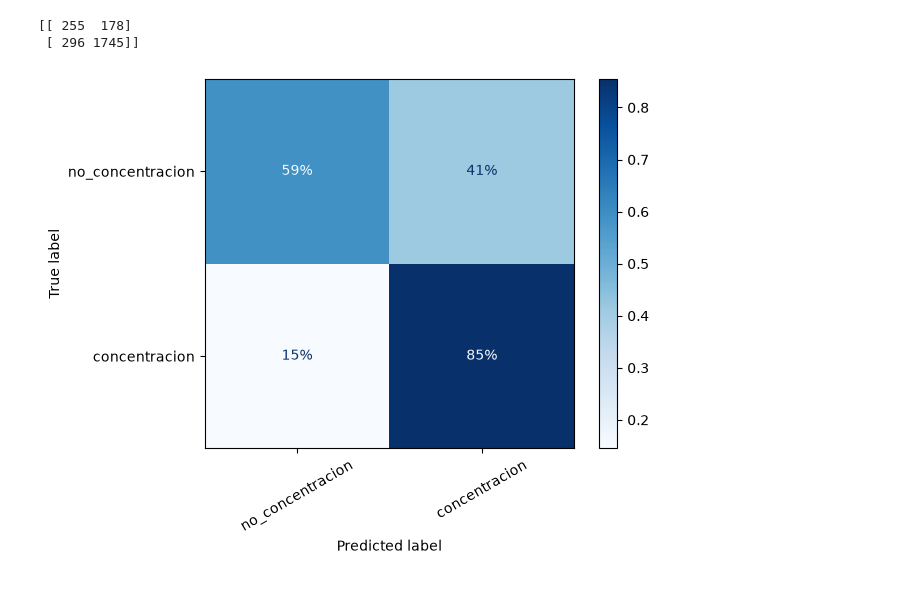
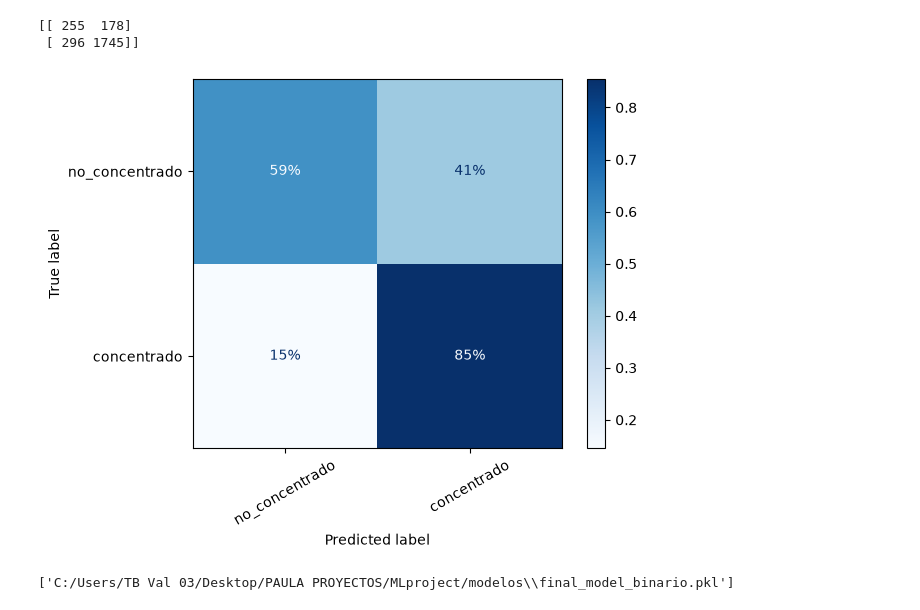
Before and after one commit to PaulitaLull/MLproject, a Jupyter notebook: notebooks/main_binario.ipynb, the cells around one changed output. Cells and saved outputs as stored; diff of their text form; code cells hidden in the pictures.

```diff
--- a/proyecto_sort/main_binario.ipynb
+++ b/notebooks/main_binario.ipynb
@@ -9,7 +9,7 @@ import pandas as pd
 import os
 
 # Ruta de datos
-b = r"C:\Users\TB Val 03\Desktop\PAULA PROYECTOS\MLproject\proyecto_sort\data"
+b = r"C:\Users\TB Val 03\Desktop\PAULA PROYECTOS\MLproject\data\raw"
 
 # Nombre exacto del archivo principal
 nombre_archivo = "affect_features_and_labels_folded_all_timesteps.csv"
@@ -399,10 +400,10 @@ from sklearn.preprocessing import LabelEncoder
 modelos = {
     "Logistic Regression": (prep_rl, LogisticRegression(max_iter=10000, random_state=42)),
     "Random Forest": (prep_arbol, RandomForestClassifier(random_state=42)),
-    "LightGBM": (prep_arbol, LGBMClassifier(random_state=42, verbose=-100))
+    "LightGBM": (prep_arbol, LGBMClassifier(random_state=42, verbose=-1))
 }
 
-# Ajusta los nombres exactos (y tildes/mayúsculas) según aparezcan en tu columna
+# Nuevo mapeo de la columna target para convertirla en binaria (concentrado 1/ no concentrado 0)
 mapa_target = {
     "concentración": 1,
     "concentration": 1,
@@ -448,8 +449,8 @@ param_grid = [
         "prep":   [prep_arbol],
         "modelo": [RandomForestClassifier(random_state=42, n_jobs=1)],
         "modelo__n_estimators": [200, 500],
-        "modelo__max_depth": [None, 5, 10],
-        "modelo__min_samples_leaf": [1, 5],
+        "modelo__max_depth": [None, 4, 6, 8],
+        "modelo__min_samples_leaf": [5, 10, 15, 20],
         "modelo__class_weight": [None, "balanced","balanced_subsample"],
     },
     {
@@ -458,6 +459,7 @@ param_grid = [
         "modelo__n_estimators": [100, 250],
         "modelo__learning_rate": [0.05, 0.1],
         "modelo__max_depth": [3, 6],
+        "modelo__reg_lambda": [0, 5],
         "modelo__min_child_samples": [10, 20],
         "modelo__class_weight": [None, "balanced"],
     },
@@ -529,12 +556,22 @@ print(confusion_matrix(y_train_bin, pred_train))
  [ 296 1745]]
 # %%
 from sklearn.metrics import ConfusionMatrixDisplay
-ConfusionMatrixDisplay.from_predictions(
+disp=ConfusionMatrixDisplay.from_predictions(
     y_train_bin, pred_train,
-    display_labels=["no_concentracion", "concentracion"],
+    display_labels=["no_concentrado", "concentrado"],
     normalize="true", values_format=".0%",
     cmap="Blues", xticks_rotation=30)
 plt.show()
+disp.figure_.savefig("../imgs/matriz_confusion_val_bin.png", dpi=300, bbox_inches="tight")
 # %% [output]
-[figure, old version]
+[figure, new version]
+# %%
+#---------GUARDADO DEL MEJOR MODELO----------------
+import joblib
+import os
+
+dir_modelos = "C:/Users/TB Val 03/Desktop/PAULA PROYECTOS/MLproject/modelos"
+joblib.dump(grid.best_estimator_, os.path.join(dir_modelos, "final_model_binario.pkl"))
+# %% [output]
+['C:/Users/TB Val 03/Desktop/PAULA PROYECTOS/MLproject/modelos\\final_model_binario.pkl']
 # %%
```
Also changed, not shown: parts of 10 cells of this notebook, 26 other files.
